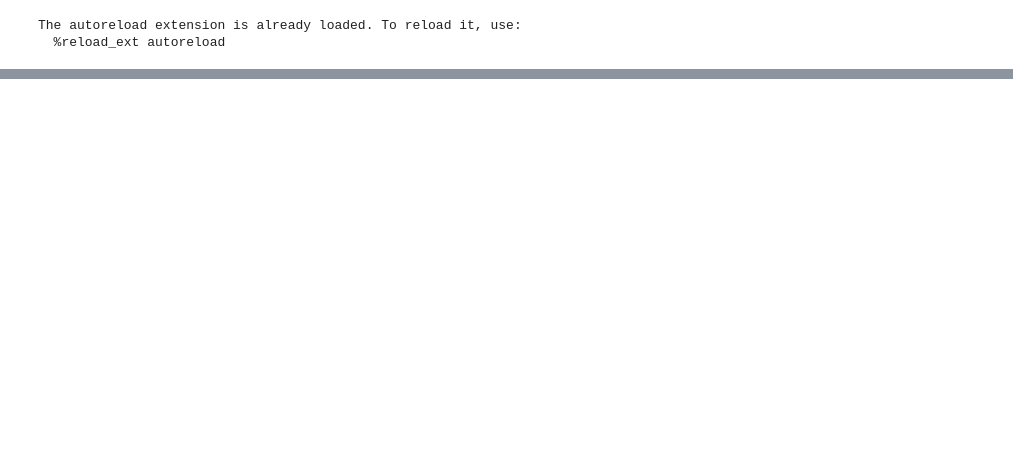
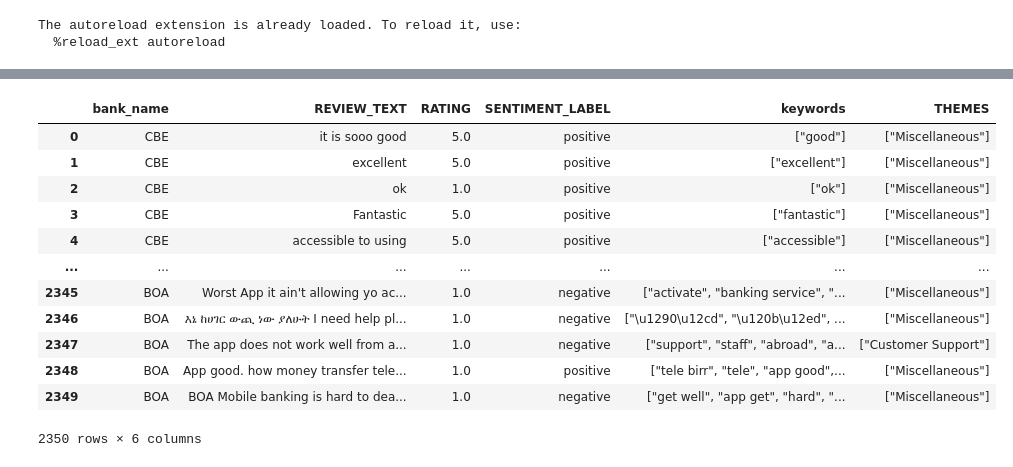
Before and after one commit to Teshager21/customer-experience-analytics-for-fintech-apps, a Jupyter notebook: notebooks/reports/insights_summary.ipynb, the cells around one changed output, grey strips where cells are left out. Drawn from its saved outputs; the diff is of its cells as text; code cells hidden in the pictures; blank space fills up the shorter version.

```diff
--- a/notebooks/reports/insights_summary.ipynb
+++ b/notebooks/reports/insights_summary.ipynb
@@ -219,0 +123,2 @@ rv.export_visuals_and_insights_to_pdf("Fintech_Bank_Review_Report.pdf")
+# %%
+df_copy=df.copy()
@@ -219,0 +129,16 @@ rv.export_visuals_and_insights_to_pdf("Fintech_Bank_Review_Report.pdf")
+# %%
+df_copy
+# %% [output]
+|  | bank_name | REVIEW_TEXT | RATING | SENTIMENT_LABEL | keywords | THEMES |
+| 0 | CBE | it is sooo good | 5.0 | positive | ["good"] | ["Miscellaneous"] |
+| 1 | CBE | excellent | 5.0 | positive | ["excellent"] | ["Miscellaneous"] |
+| 2 | CBE | ok | 1.0 | positive | ["ok"] | ["Miscellaneous"] |
+| 3 | CBE | Fantastic | 5.0 | positive | ["fantastic"] | ["Miscellaneous"] |
+| 4 | CBE | accessible to using | 5.0 | positive | ["accessible"] | ["Miscellaneous"] |
+| ... | ... | ... | ... | ... | ... | ... |
+| 2345 | BOA | Worst App it ain't allowing yo ac... | 1.0 | negative | ["activate", "banking service", "... | ["Miscellaneous"] |
+| 2346 | BOA | እኔ ከሀገር ውጪ ነው ያለሁት I need help pl... | 1.0 | negative | ["\u1290\u12cd", "\u120b\u12ed", ... | ["Miscellaneous"] |
+| 2347 | BOA | The app does not work well from a... | 1.0 | negative | ["support", "staff", "abroad", "a... | ["Customer Support"] |
+| 2348 | BOA | App good. how money transfer tele... | 1.0 | positive | ["tele birr", "tele", "app good",... | ["Miscellaneous"] |
+| 2349 | BOA | BOA Mobile banking is hard to dea... | 1.0 | negative | ["get well", "app get", "hard", "... | ["Miscellaneous"] |
+2350 rows × 6 columns
```
Also changed, not shown: parts of 23 cells of this notebook, 20 other files.
